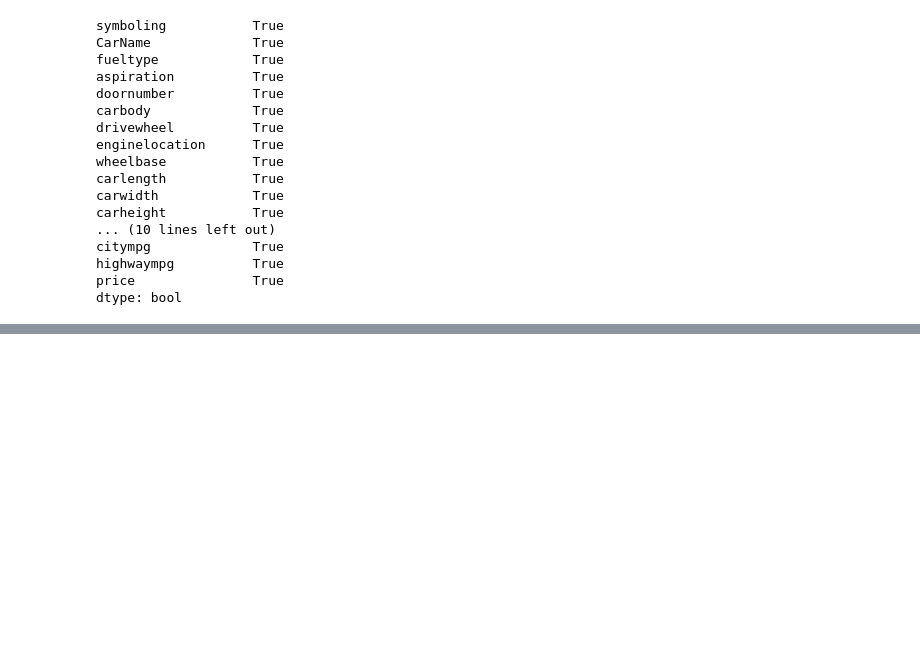
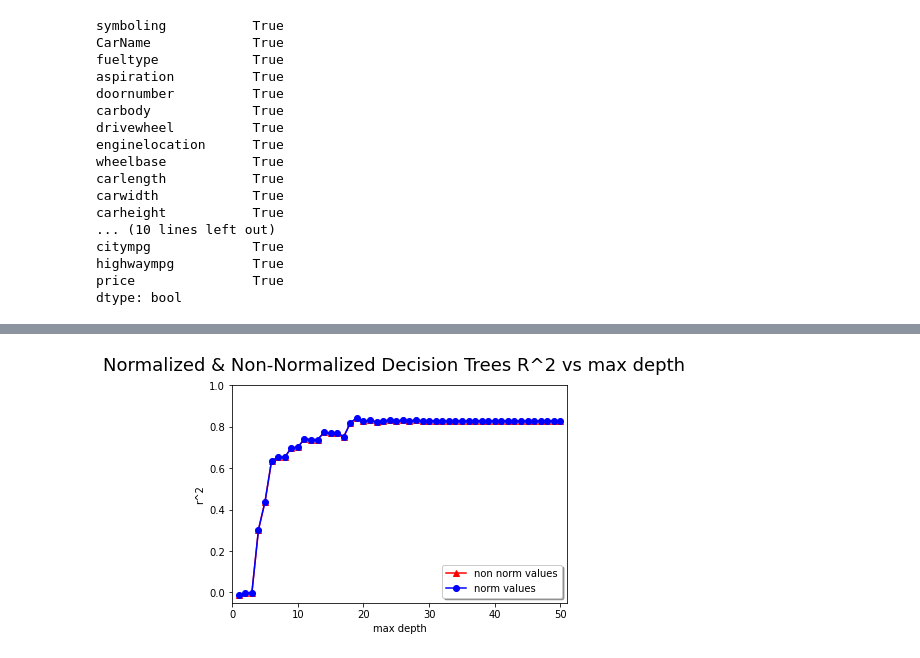
Before and after one commit to Katlynn23/Project1, a Jupyter notebook: Project1.ipynb, the cells around one changed output, grey strips where cells are left out. Cells and saved outputs as stored; diff of their text form; code cells hidden in the pictures; blank space fills up the shorter version.

```diff
--- a/Project1.ipynb
+++ b/Project1.ipynb
@@ -149,0 +221,26 @@ dtype: bool
+# %%
+max_depth_vals = range(1,51)
+non_norm = []
+norm = []
+
+for max_depth_val in max_depth_vals:
+    dt = tree.DecisionTreeRegressor(random_state = 0, max_depth = max_depth_val, criterion="poisson")
+    dt.fit(train_data,train_sln)
+    predictions = dt.predict(test_data)
+    non_norm.append(metrics.r2_score(test_sln, predictions))
+
+    dt_norm = tree.DecisionTreeRegressor(random_state = 0, max_depth = max_depth_val,criterion="poisson")
+    dt_norm.fit(train_data_normalized,train_sln)
+    predictions_normalized = dt_norm.predict(test_data_normalized)
+    norm.append(metrics.r2_score( test_sln,predictions_normalized))
+plt.suptitle('Normalized & Non-Normalized Decision Trees R^2 vs max depth',fontsize=18)
+plt.xlabel('max depth')
+plt.ylabel('r^2')
+plt.plot(max_depth_vals,non_norm,'r^-',label='non norm values')
+plt.plot(max_depth_vals,norm,'bo-',label='norm values')
+
+plt.legend(loc='lower right', shadow=True)
+plt.axis([0,51,-.05,1])
+plt.show()
+# %% [output]
+[figure, added]
```
Also changed, not shown: parts of 11 cells of this notebook.
